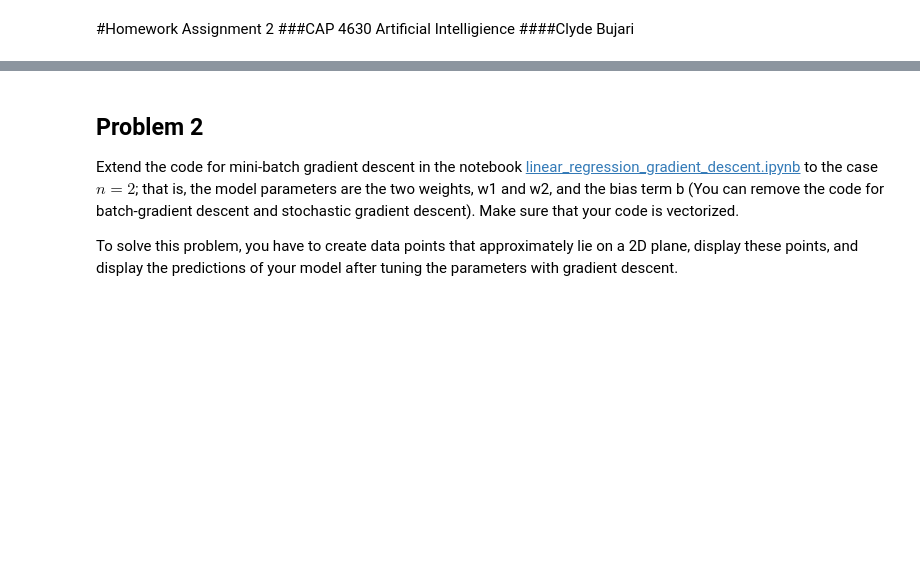
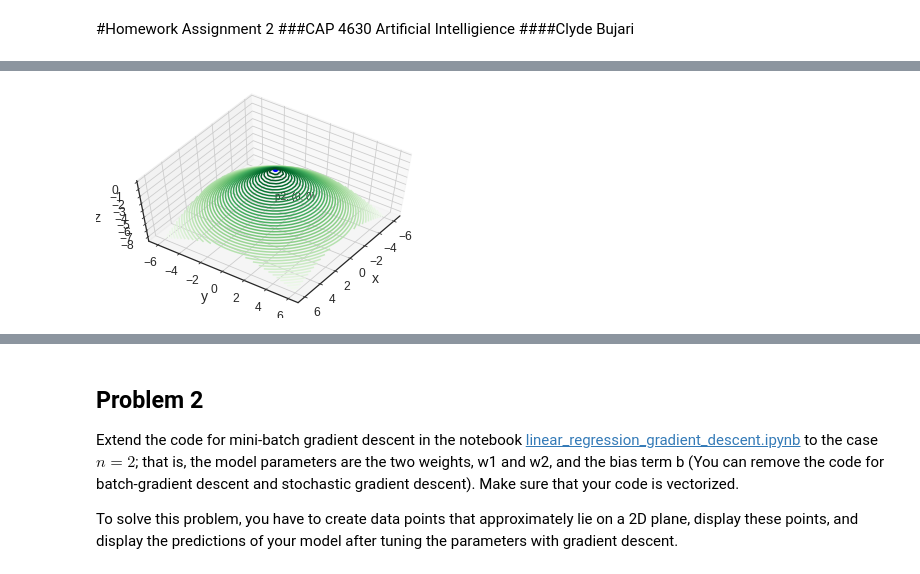
Before and after one commit to c-bujari/CAP4630, a Jupyter notebook: HW_2/HW_2.ipynb, the cells around one changed output, grey strips where cells are left out. Drawn from its saved outputs; the diff is of its cells as text; code cells hidden in the pictures; blank space fills up the shorter version.

```diff
--- a/HW_2/HW_2.ipynb
+++ b/HW_2/HW_2.ipynb
@@ -14,0 +81,4 @@ Use (a) three-dimensional polots as in [three_dimensional_plotting.ipynb](https:
+# %%
+graph3d(f2, p2, 2)
+# %% [output]
+[figure, added]
```
Also changed, not shown: parts of 26 cells of this notebook.
